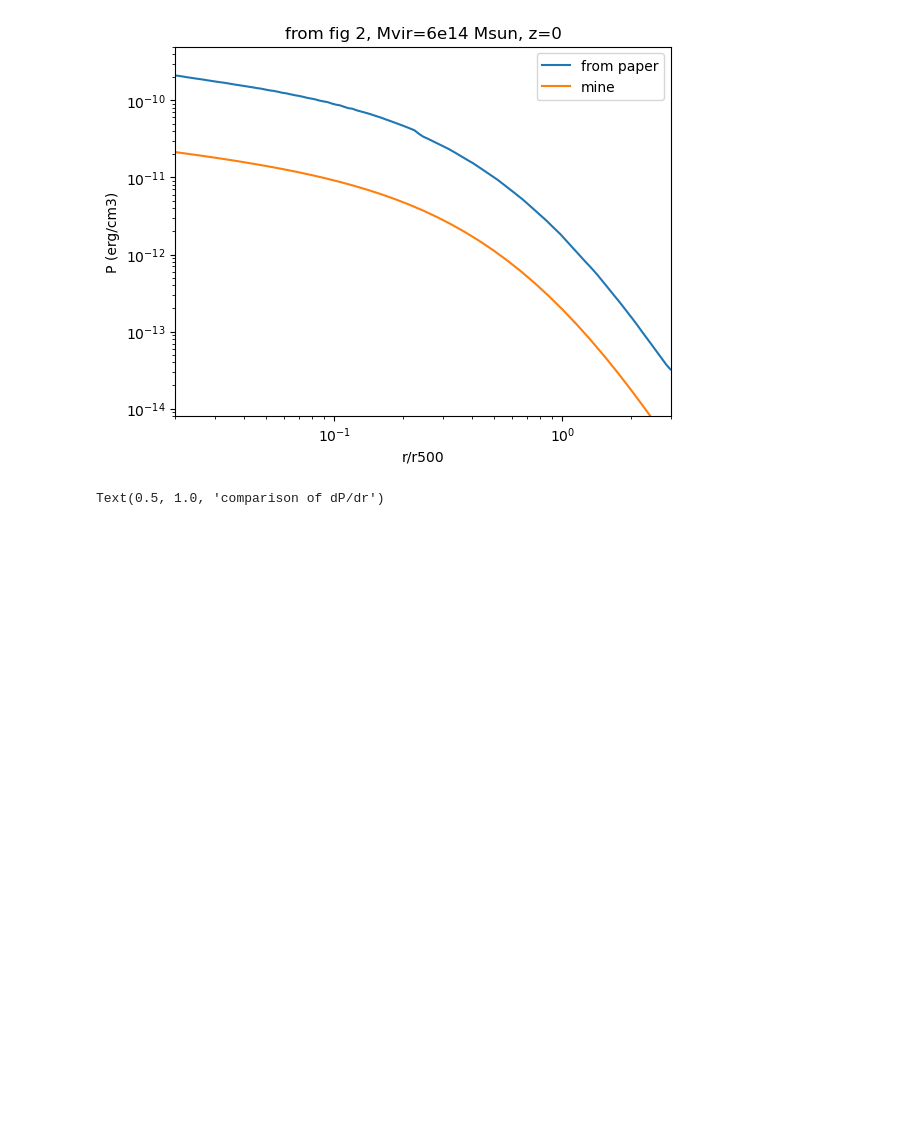
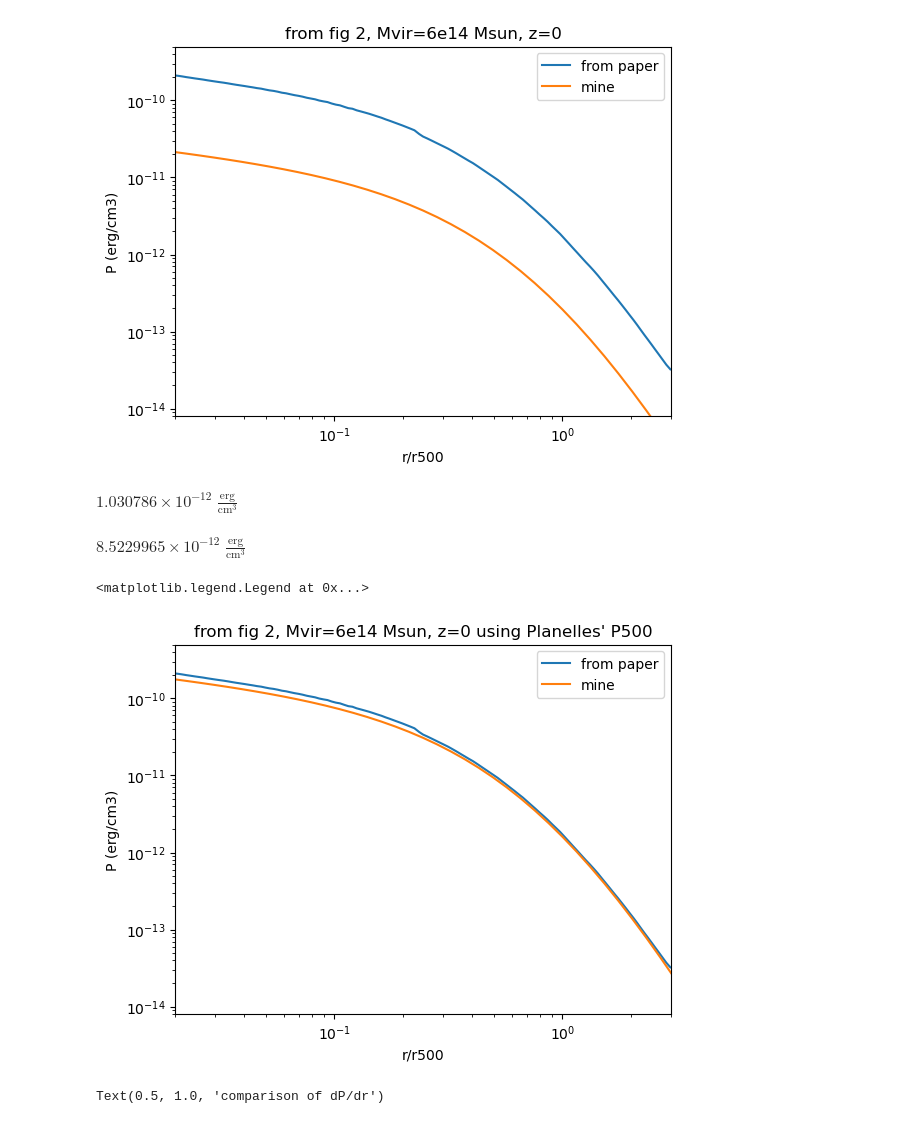
Before and after one commit to eleanorstuart/thermo-idm, a Jupyter notebook: Mvir_M500.ipynb, the cells around one changed output. Cells and saved outputs as stored; diff of their text form; code cells hidden in the pictures; blank space fills up the shorter version.

```diff
--- a/Mvir_M500.ipynb
+++ b/Mvir_M500.ipynb
@@ -291,6 +313,29 @@ plt.legend()
 # %% [output]
 <matplotlib.legend.Legend at 0x...>
 [figure]
+# %%
+M6e14_profile.P500()
+# %% [output]
+$1.030786 \times 10^{-12} \; \mathrm{\frac{erg}{cm^{3}}}$
+# %%
+M6e14_profile.P500_planelles()
+# %% [output]
+$8.5229965 \times 10^{-12} \; \mathrm{\frac{erg}{cm^{3}}}$
+# %%
+#RERAN BUT WITH P500=P500_planelles
+iq_pressure = pd.read_csv('data/iqbal_pressure.csv', header=None)
+plt.loglog(iq_pressure[0], iq_pressure[1], label="from paper")
+
+plt.loglog(rs/M6e14_profile.R500, M6e14_profile.Pg(rs/M6e14_profile.R500), label="mine")
+plt.xlim(2e-2, 3)
+plt.ylim(8e-15, 5e-10)
+plt.xlabel("r/r500")
+plt.ylabel("P (erg/cm3)")
+plt.title("from fig 2, Mvir=6e14 Msun, z=0 using Planelles' P500")
+plt.legend()
+# %% [output]
+<matplotlib.legend.Legend at 0x...>
+[figure, added]
 # %%
 plt.plot(iq_pressure[0]*M6e14_profile.R500, np.gradient(iq_pressure[1],iq_pressure[0]*M6e14_profile.R500), label="paper")
 plt.plot(rs, np.gradient(M6e14_profile.Pg(rs/M6e14_profile.R500),rs), label="mine")
```
Also changed, not shown: parts of 10 cells of this notebook, 3 other files.
